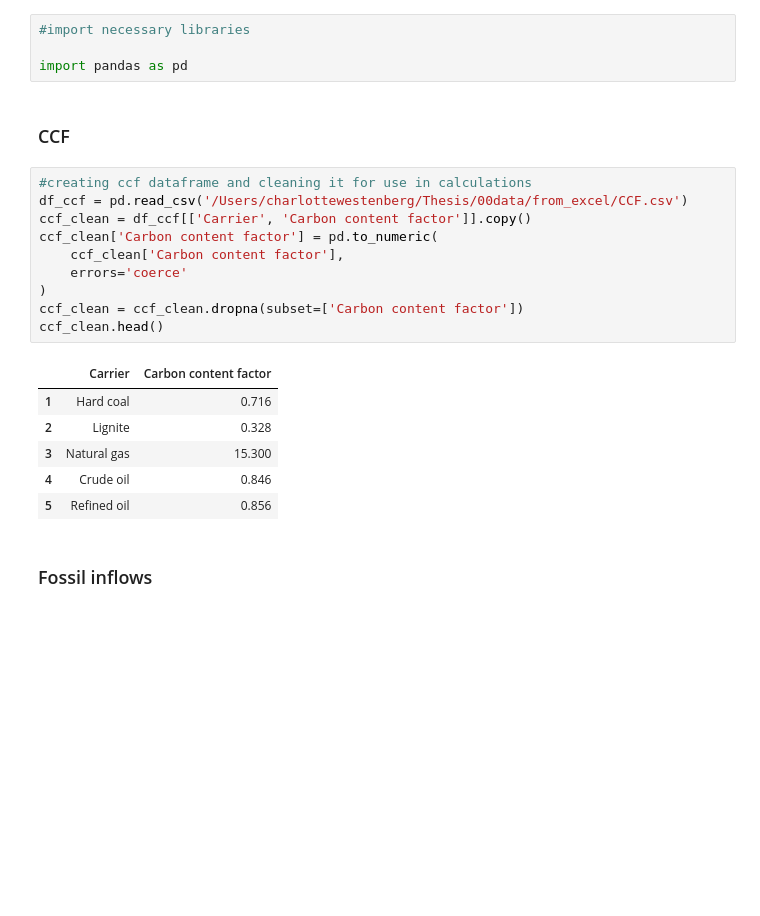
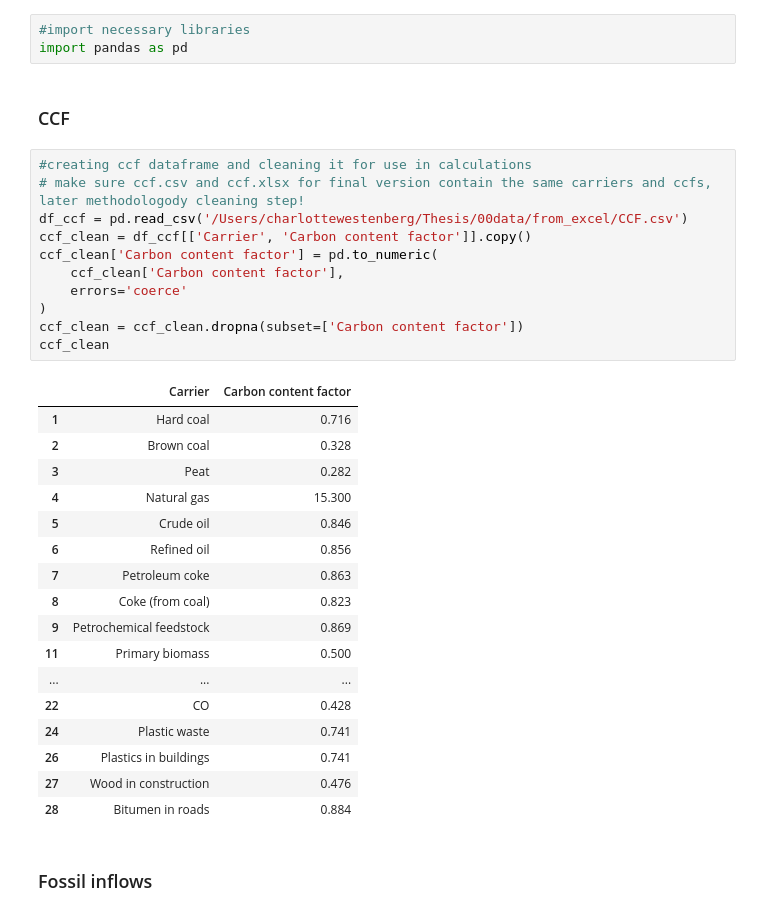
Before and after one commit to charliewestenberg/carbon-mfa-thesis, a Jupyter notebook: 01notebooks/01.2_data_cleaning.ipynb, the cells around one changed output. Saved outputs shown, nothing was run; the diff lists cells and outputs as text; blank space fills up the shorter version.

```diff
--- a/01notebooks/01.2_data_cleaning.ipynb
+++ b/01notebooks/01.2_data_cleaning.ipynb
@@ -1,26 +1,37 @@
 # %%
 #import necessary libraries
-
 import pandas as pd
 # %% [markdown]
 ### CCF
 # %%
 #creating ccf dataframe and cleaning it for use in calculations
+# make sure ccf.csv and ccf.xlsx for final version contain the same carriers and ccfs, later methodologody cleaning step!
 df_ccf = pd.read_csv('/Users/charlottewestenberg/Thesis/00data/from_excel/CCF.csv')
 ccf_clean = df_ccf[['Carrier', 'Carbon content factor']].copy()
 ccf_clean['Carbon content factor'] = pd.to_numeric(
     ccf_clean['Carbon content factor'],
     errors='coerce'
 )
 ccf_clean = ccf_clean.dropna(subset=['Carbon content factor'])
-ccf_clean.head()
+ccf_clean
 # %% [output]
 |  | Carrier | Carbon content factor |
 | 1 | Hard coal | 0.716 |
-| 2 | Lignite | 0.328 |
-| 3 | Natural gas | 15.300 |
-| 4 | Crude oil | 0.846 |
-| 5 | Refined oil | 0.856 |
+| 2 | Brown coal | 0.328 |
+| 3 | Peat | 0.282 |
+| 4 | Natural gas | 15.300 |
+| 5 | Crude oil | 0.846 |
+| 6 | Refined oil | 0.856 |
+| 7 | Petroleum coke | 0.863 |
+| 8 | Coke (from coal) | 0.823 |
+| 9 | Petrochemical feedstock | 0.869 |
+| 11 | Primary biomass | 0.500 |
+| ... | ... | ... |
+| 22 | CO | 0.428 |
+| 24 | Plastic waste | 0.741 |
+| 26 | Plastics in buildings | 0.741 |
+| 27 | Wood in construction | 0.476 |
+| 28 | Bitumen in roads | 0.884 |
 # %% [markdown]
 ### Fossil inflows
 # %%
```
Also changed, not shown: parts of 8 cells of this notebook, 2 other files.
